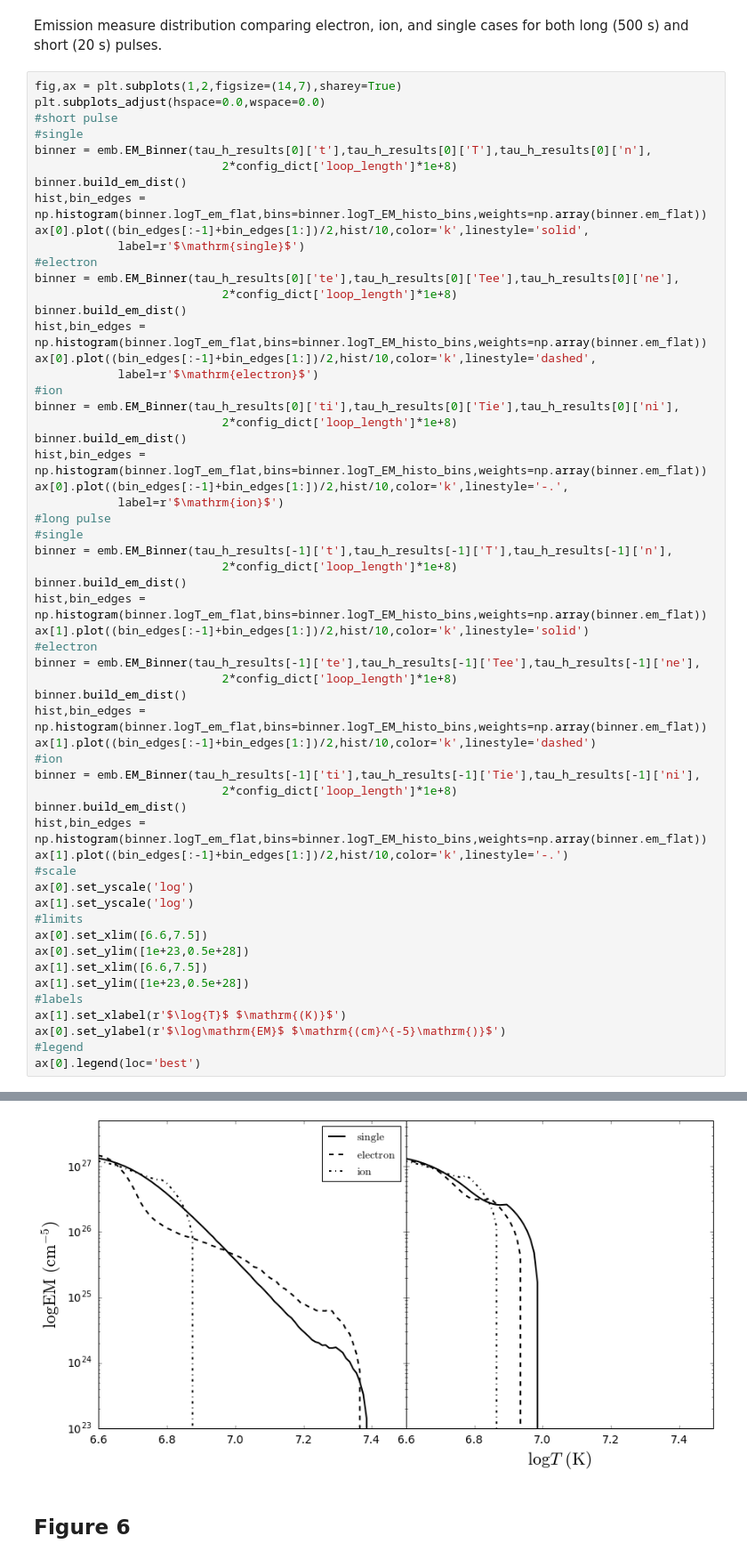
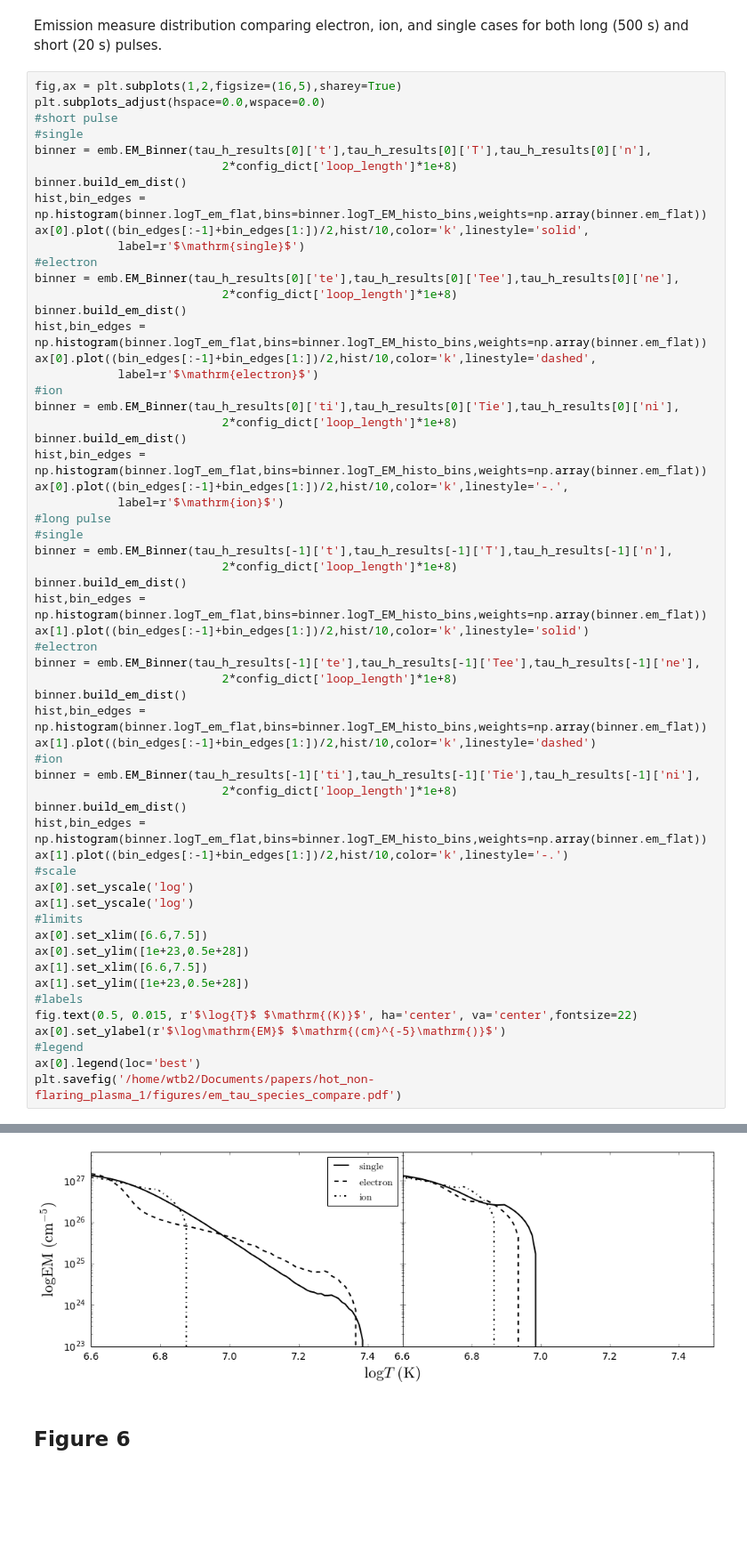
Before and after one commit to wtbarnes/research_notebook, a Jupyter notebook: figure_builders/hot_non_flaring_plasma_1_figures.ipynb, the cells around one changed output, grey strips where cells are left out. Shown at 89% size. Drawn from its saved outputs; the diff is of its cells as text; blank space fills up the shorter version.

```diff
--- a/figure_builders/hot_non_flaring_plasma_1_figures.ipynb
+++ b/figure_builders/hot_non_flaring_plasma_1_figures.ipynb
@@ -286,7 +346,7 @@ WARNING:EM_Binner:Temperature bins not yet created. Building now with default va
 # %% [markdown]
 Emission measure distribution comparing electron, ion, and single cases for both long (500 s) and short (20 s) pulses.
 # %%
-fig,ax = plt.subplots(1,2,figsize=(14,7),sharey=True)
+fig,ax = plt.subplots(1,2,figsize=(16,5),sharey=True)
 plt.subplots_adjust(hspace=0.0,wspace=0.0)
 #short pulse
 #single
@@ -338,10 +398,11 @@ ax[0].set_ylim([1e+23,0.5e+28])
 ax[1].set_xlim([6.6,7.5])
 ax[1].set_ylim([1e+23,0.5e+28])
 #labels
-ax[1].set_xlabel(r'$\log{T}$ $\mathrm{(K)}$')
+fig.text(0.5, 0.015, r'$\log{T}$ $\mathrm{(K)}$', ha='center', va='center',fontsize=22)
 ax[0].set_ylabel(r'$\log\mathrm{EM}$ $\mathrm{(cm}^{-5}\mathrm{)}$')
 #legend
 ax[0].legend(loc='best')
+plt.savefig('/home/wtb2/Documents/papers/hot_non-flaring_plasma_1/figures/em_tau_species_compare.pdf')
 # %% [output]
 WARNING:EM_Binner:Temperature bins not yet created. Building now with default values.
 WARNING:EM_Binner:Temperature bins not yet created. Building now with default values.
@@ -353,4 +413,4 @@ WARNING:EM_Binner:Temperature bins not yet created. Building now with default va
-[figure, old version]
+[figure, new version]
 # %% [markdown]
 ## Figure 6
 # %% [markdown]
```
Also changed, not shown: parts of 31 cells of this notebook, 2 other files.
